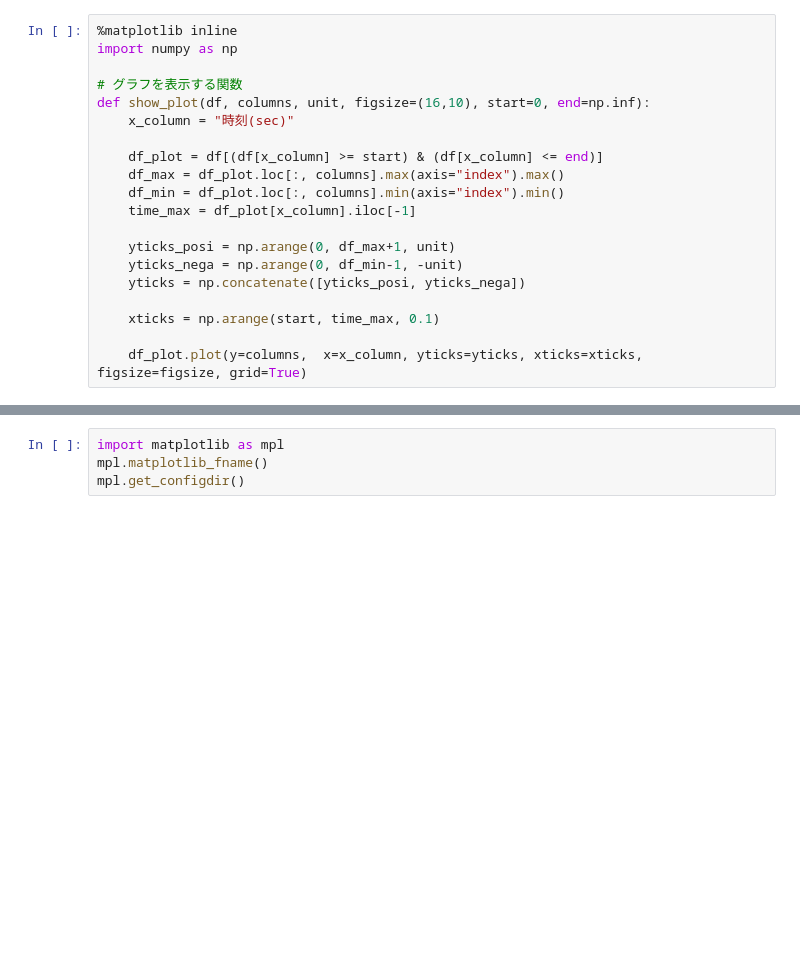
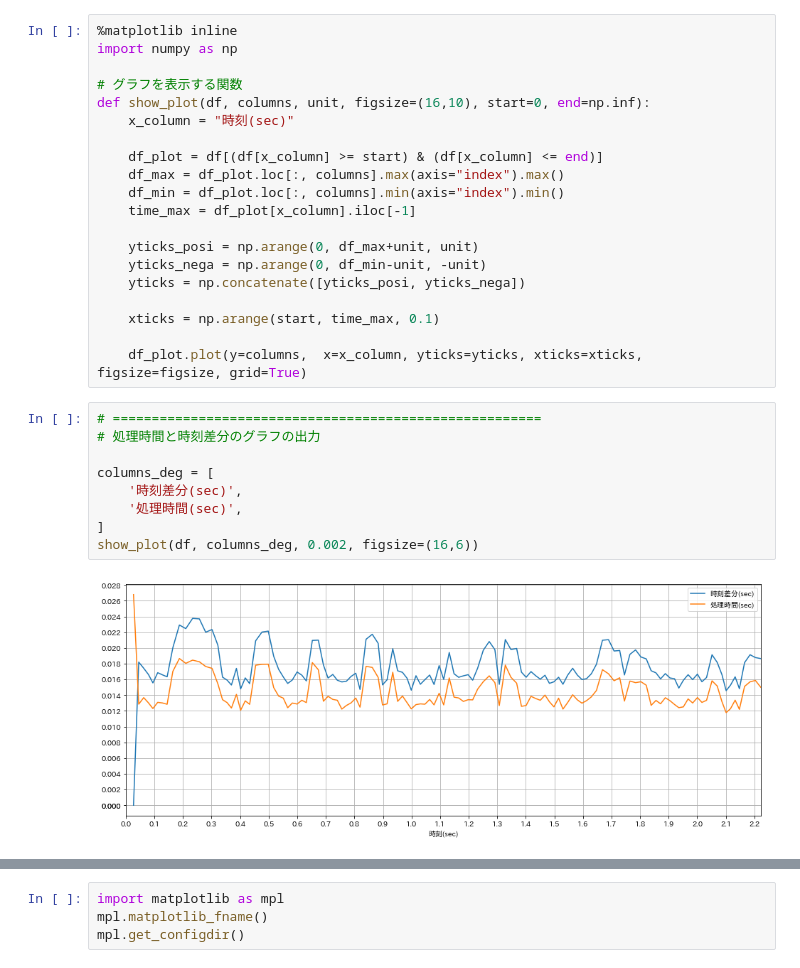
Before and after one commit to ETRobocon2017-TeamD/balanc3r-for-ev3way-et, a Jupyter notebook: log/log_viewer.ipynb, the cells around one changed output, grey strips where cells are left out. Drawn from its saved outputs; the diff is of its cells as text; blank space fills up the shorter version.

```diff
--- a/log/log_viewer.ipynb
+++ b/log/log_viewer.ipynb
@@ -57,13 +60,24 @@ def show_plot(df, columns, unit, figsize=(16,10), start=0, end=np.inf):
     df_min = df_plot.loc[:, columns].min(axis="index").min()
     time_max = df_plot[x_column].iloc[-1]
 
-    yticks_posi = np.arange(0, df_max+1, unit)
-    yticks_nega = np.arange(0, df_min-1, -unit)
+    yticks_posi = np.arange(0, df_max+unit, unit)
+    yticks_nega = np.arange(0, df_min-unit, -unit)
     yticks = np.concatenate([yticks_posi, yticks_nega])
 
     xticks = np.arange(start, time_max, 0.1)
 
     df_plot.plot(y=columns,  x=x_column, yticks=yticks, xticks=xticks, figsize=figsize, grid=True)
+# %%
+# =======================================================
+# 処理時間と時刻差分のグラフの出力
+
+columns_deg = [
+    '時刻差分(sec)',
+    '処理時間(sec)',
+]
+show_plot(df, columns_deg, 0.002, figsize=(16,6))
+# %% [output]
+[figure, added]
 # %%
 # =======================================================
 # ジャイロ角速度生値(deg/sec) と モーター角度生値(deg) のグラフの出力
```
Also changed, not shown: parts of 7 cells of this notebook.
